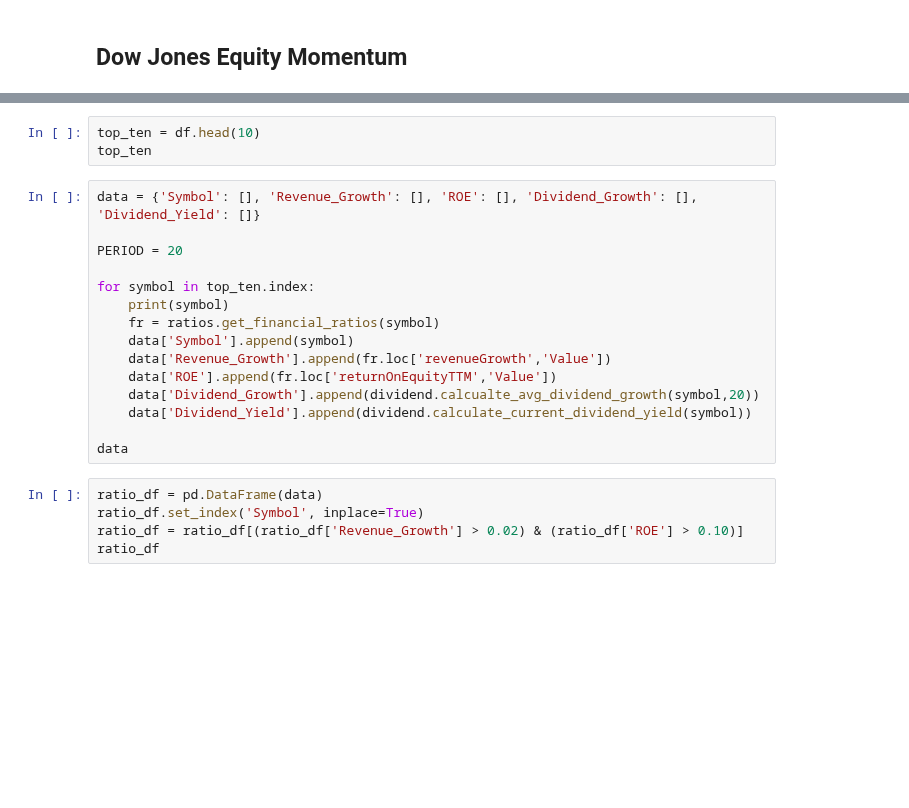
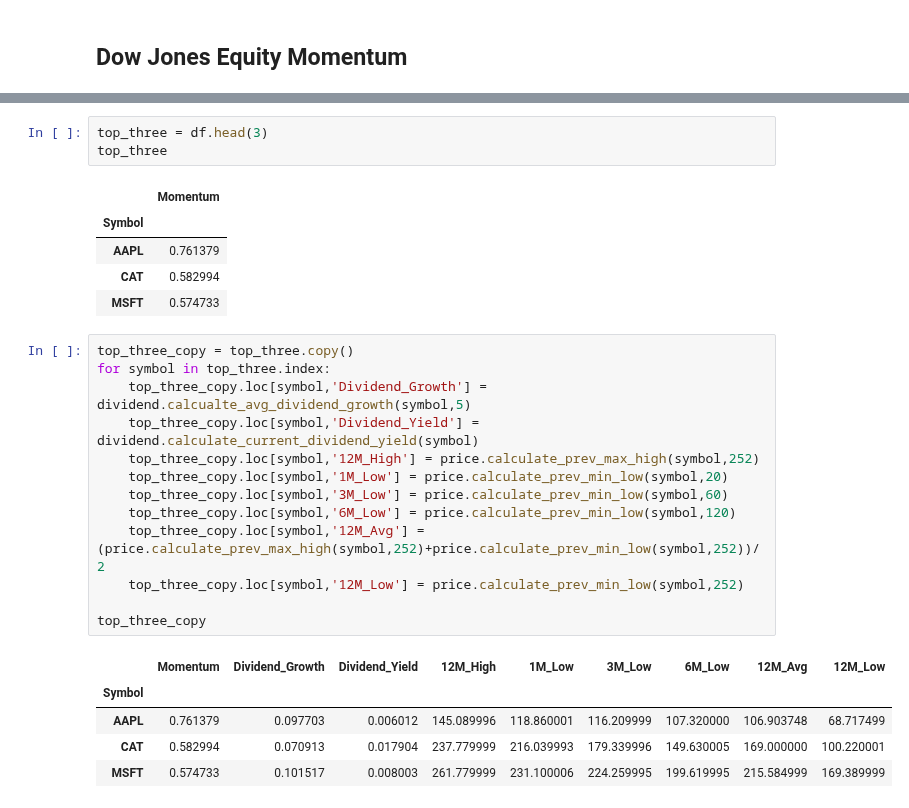
Before and after one commit to eshinhw/quant-portfolio-visualizer, a Jupyter notebook: Questrade Portfolio Manager.ipynb, the cells around one changed output, grey strips where cells are left out. Drawn from its saved outputs; the diff is of its cells as text; blank space fills up the shorter version.

```diff
--- a/Questrade Portfolio Manager.ipynb
+++ b/Questrade Portfolio Manager.ipynb
@@ -102,23 +179,28 @@ df
-# %%
-top_ten = df.head(10)
-top_ten
-# %%
-data = {'Symbol': [], 'Revenue_Growth': [], 'ROE': [], 'Dividend_Growth': [], 'Dividend_Yield': []}
-
-PERIOD = 20
-
-for symbol in top_ten.index:
-    print(symbol)
-    fr = ratios.get_financial_ratios(symbol)
-    data['Symbol'].append(symbol)
-    data['Revenue_Growth'].append(fr.loc['revenueGrowth','Value'])
-    data['ROE'].append(fr.loc['returnOnEquityTTM','Value'])
-    data['Dividend_Growth'].append(dividend.calcualte_avg_dividend_growth(symbol,20))
-    data['Dividend_Yield'].append(dividend.calculate_current_dividend_yield(symbol))
-
-data
-# %%
-ratio_df = pd.DataFrame(data)
-ratio_df.set_index('Symbol', inplace=True)
-ratio_df = ratio_df[(ratio_df['Revenue_Growth'] > 0.02) & (ratio_df['ROE'] > 0.10)]
-ratio_df
+# %%
+top_three = df.head(3)
+top_three
+# %% [output]
+|  | Momentum |
+| Symbol |  |
+| AAPL | 0.761379 |
+| CAT | 0.582994 |
+| MSFT | 0.574733 |
+# %%
+top_three_copy = top_three.copy()
+for symbol in top_three.index:
+    top_three_copy.loc[symbol,'Dividend_Growth'] = dividend.calcualte_avg_dividend_growth(symbol,5)
+    top_three_copy.loc[symbol,'Dividend_Yield'] = dividend.calculate_current_dividend_yield(symbol)
+    top_three_copy.loc[symbol,'12M_High'] = price.calculate_prev_max_high(symbol,252)
+    top_three_copy.loc[symbol,'1M_Low'] = price.calculate_prev_min_low(symbol,20)
+    top_three_copy.loc[symbol,'3M_Low'] = price.calculate_prev_min_low(symbol,60)
+    top_three_copy.loc[symbol,'6M_Low'] = price.calculate_prev_min_low(symbol,120)
+    top_three_copy.loc[symbol,'12M_Avg'] = (price.calculate_prev_max_high(symbol,252)+price.calculate_prev_min_low(symbol,252))/2
+    top_three_copy.loc[symbol,'12M_Low'] = price.calculate_prev_min_low(symbol,252)
+
+top_three_copy
+# %% [output]
+|  | Momentum | Dividend_Growth | Dividend_Yield | 12M_High | 1M_Low | 3M_Low | 6M_Low | 12M_Avg | 12M_Low |
+| Symbol |  |  |  |  |  |  |  |  |  |
+| AAPL | 0.761379 | 0.097703 | 0.006012 | 145.089996 | 118.860001 | 116.209999 | 107.320000 | 106.903748 | 68.717499 |
+| CAT | 0.582994 | 0.070913 | 0.017904 | 237.779999 | 216.039993 | 179.339996 | 149.630005 | 169.000000 | 100.220001 |
+| MSFT | 0.574733 | 0.101517 | 0.008003 | 261.779999 | 231.100006 | 224.259995 | 199.619995 | 215.584999 | 169.389999 |
```
Also changed, not shown: parts of 7 cells of this notebook, 2 other files.
